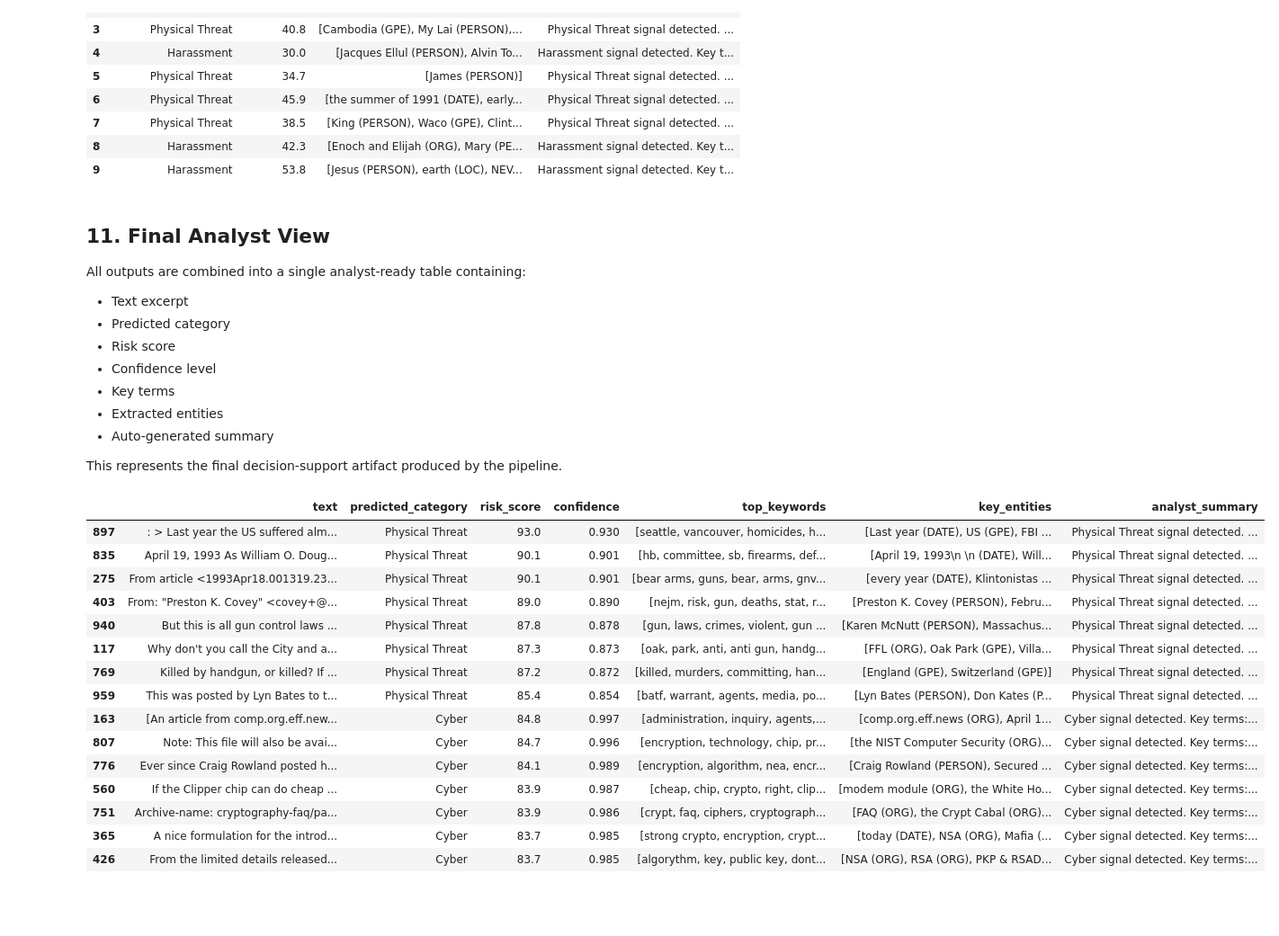
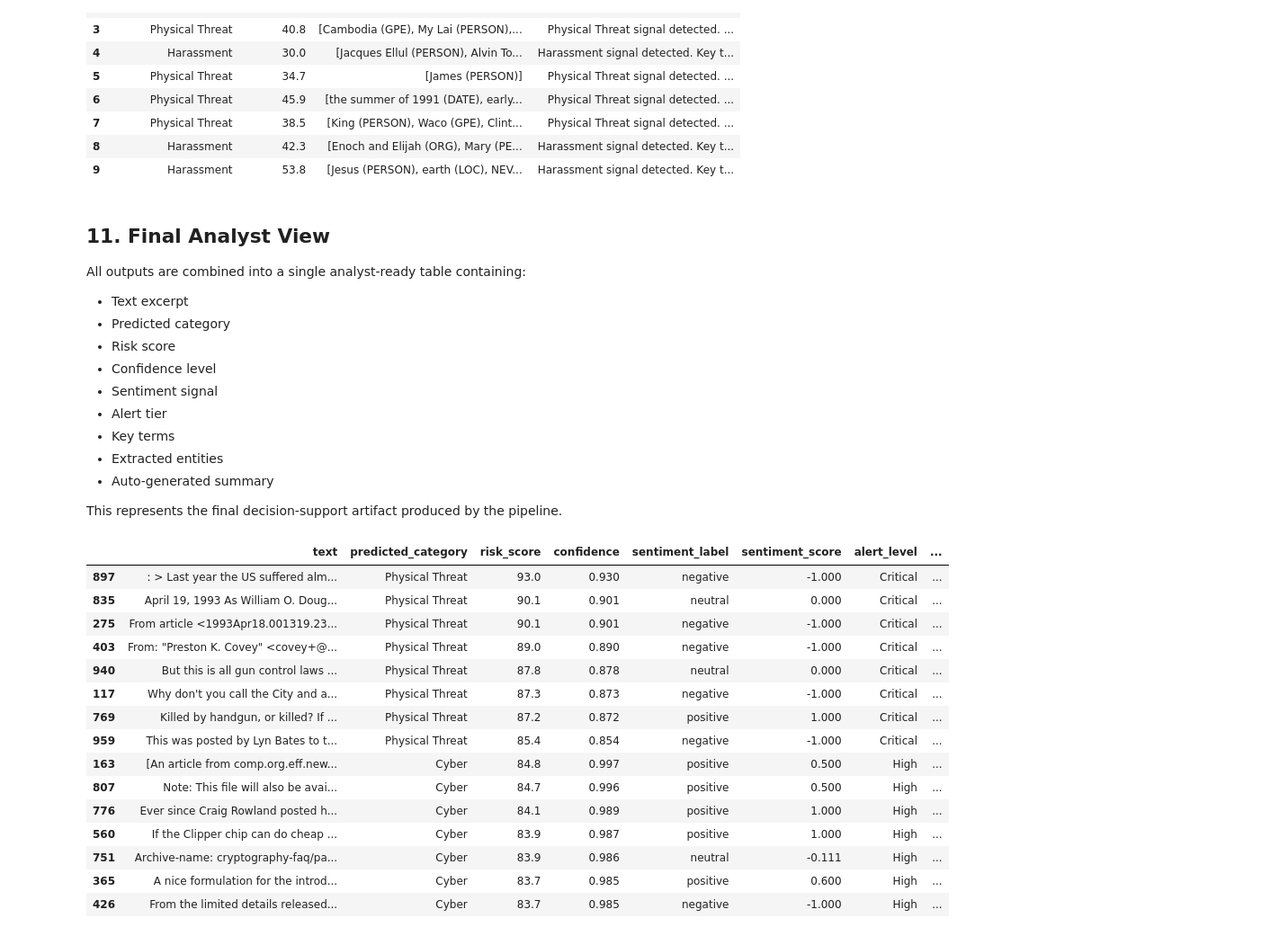
Before and after one commit to karisheen/Analyst-Assit-NLP, a Jupyter notebook: notebook.ipynb, the cells around one changed output. Shown at 90% size. Saved outputs shown, nothing was run; the diff lists cells and outputs as text; code cells hidden in the pictures; blank space fills up the shorter version.

```diff
--- a/notebook.ipynb
+++ b/notebook.ipynb
@@ -243,0 +248,41 @@ out.sort_values("risk_score", ascending=False).head(10)
+# %%
+POSITIVE_TERMS = {
+    "safe", "secure", "stable", "resolved", "improved", "success", "compliant", "approved",
+    "verified", "trusted", "mitigated", "recovered", "contained", "cooperate", "agreement"
+}
+NEGATIVE_TERMS = {
+    "attack", "breach", "fraud", "threat", "risk", "malware", "exploit", "leak",
+    "illegal", "violence", "theft", "harass", "urgent", "critical", "loss", "danger"
+}
+
+def simple_sentiment(text: str):
+    tokens = re.findall(r"[a-z]+", text.lower())
+    pos = sum(t in POSITIVE_TERMS for t in tokens)
+    neg = sum(t in NEGATIVE_TERMS for t in tokens)
+    total = pos + neg
+    score = (pos - neg) / total if total else 0.0
+    if score >= 0.2:
+        label = "positive"
+    elif score <= -0.2:
+        label = "negative"
+    else:
+        label = "neutral"
+    return round(score, 3), label
+
+def alert_level(score: float) -> str:
+    if score >= 85:
+        return "Critical"
+    if score >= 70:
+        return "High"
+    if score >= 50:
+        return "Medium"
+    if score >= 30:
+        return "Low"
+    return "Minimal"
+
+sentiment = out["clean"].apply(simple_sentiment)
+out["sentiment_score"] = sentiment.map(lambda s: s[0])
+out["sentiment_label"] = sentiment.map(lambda s: s[1])
+out["alert_level"] = out["risk_score"].apply(alert_level)
+
+out[["predicted_category", "risk_score", "confidence", "sentiment_label", "alert_level"]].head(8)
@@ -317,6 +372,8 @@ All outputs are combined into a single analyst-ready table containing:
 - Predicted category
 - Risk score
 - Confidence level
+- Sentiment signal
+- Alert tier
 - Key terms
 - Extracted entities
 - Auto-generated summary
@@ -325,32 +382,35 @@ This represents the final decision-support artifact produced by the pipeline.
 # %%
 analyst_view = out.copy()
 analyst_view["text"] = analyst_view["text"].str.replace(r"\s+", " ", regex=True).str.slice(0, 260) + "…"
 
 analyst_view = analyst_view[[
     "text",
     "predicted_category",
     "risk_score",
     "confidence",
+    "sentiment_label",
+    "sentiment_score",
+    "alert_level",
     "top_keywords",
     "key_entities",
     "analyst_summary"
 ]].sort_values("risk_score", ascending=False)
 
 analyst_view.head(15)
 # %% [output]
-|  | text | predicted_category | risk_score | confidence | top_keywords | key_entities | analyst_summary |
-| 897 | : > Last year the US suffered alm... | Physical Threat | 93.0 | 0.930 | [seattle, vancouver, homicides, h... | [Last year (DATE), US (GPE), FBI ... | Physical Threat signal detected. ... |
-| 835 | April 19, 1993 As William O. Doug... | Physical Threat | 90.1 | 0.901 | [hb, committee, sb, firearms, def... | [April 19, 1993\n \n (DATE), Will... | Physical Threat signal detected. ... |
-| 275 | From article <1993Apr18.001319.23... | Physical Threat | 90.1 | 0.901 | [bear arms, guns, bear, arms, gnv... | [every year (DATE), Klintonistas ... | Physical Threat signal detected. ... |
-| 403 | From: "Preston K. Covey" <covey+@... | Physical Threat | 89.0 | 0.890 | [nejm, risk, gun, deaths, stat, r... | [Preston K. Covey (PERSON), Febru... | Physical Threat signal detected. ... |
-| 940 | But this is all gun control laws ... | Physical Threat | 87.8 | 0.878 | [gun, laws, crimes, violent, gun ... | [Karen McNutt (PERSON), Massachus... | Physical Threat signal detected. ... |
-| 117 | Why don't you call the City and a... | Physical Threat | 87.3 | 0.873 | [oak, park, anti, anti gun, handg... | [FFL (ORG), Oak Park (GPE), Villa... | Physical Threat signal detected. ... |
-| 769 | Killed by handgun, or killed? If ... | Physical Threat | 87.2 | 0.872 | [killed, murders, committing, han... | [England (GPE), Switzerland (GPE)] | Physical Threat signal detected. ... |
-| 959 | This was posted by Lyn Bates to t... | Physical Threat | 85.4 | 0.854 | [batf, warrant, agents, media, po... | [Lyn Bates (PERSON), Don Kates (P... | Physical Threat signal detected. ... |
-| 163 | [An article from comp.org.eff.new... | Cyber | 84.8 | 0.997 | [administration, inquiry, agents,... | [comp.org.eff.news (ORG), April 1... | Cyber signal detected. Key terms:... |
-| 807 | Note: This file will also be avai... | Cyber | 84.7 | 0.996 | [encryption, technology, chip, pr... | [the NIST Computer Security (ORG)... | Cyber signal detected. Key terms:... |
-| 776 | Ever since Craig Rowland posted h... | Cyber | 84.1 | 0.989 | [encryption, algorithm, nea, encr... | [Craig Rowland (PERSON), Secured ... | Cyber signal detected. Key terms:... |
-| 560 | If the Clipper chip can do cheap ... | Cyber | 83.9 | 0.987 | [cheap, chip, crypto, right, clip... | [modem module (ORG), the White Ho... | Cyber signal detected. Key terms:... |
-| 751 | Archive-name: cryptography-faq/pa... | Cyber | 83.9 | 0.986 | [crypt, faq, ciphers, cryptograph... | [FAQ (ORG), the Crypt Cabal (ORG)... | Cyber signal detected. Key terms:... |
-| 365 | A nice formulation for the introd... | Cyber | 83.7 | 0.985 | [strong crypto, encryption, crypt... | [today (DATE), NSA (ORG), Mafia (... | Cyber signal detected. Key terms:... |
-| 426 | From the limited details released... | Cyber | 83.7 | 0.985 | [algorythm, key, public key, dont... | [NSA (ORG), RSA (ORG), PKP & RSAD... | Cyber signal detected. Key terms:... |
+|  | text | predicted_category | risk_score | confidence | sentiment_label | sentiment_score | alert_level | ... |
+| 897 | : > Last year the US suffered alm... | Physical Threat | 93.0 | 0.930 | negative | -1.000 | Critical | ... |
+| 835 | April 19, 1993 As William O. Doug... | Physical Threat | 90.1 | 0.901 | neutral | 0.000 | Critical | ... |
+| 275 | From article <1993Apr18.001319.23... | Physical Threat | 90.1 | 0.901 | negative | -1.000 | Critical | ... |
+| 403 | From: "Preston K. Covey" <covey+@... | Physical Threat | 89.0 | 0.890 | negative | -1.000 | Critical | ... |
+| 940 | But this is all gun control laws ... | Physical Threat | 87.8 | 0.878 | neutral | 0.000 | Critical | ... |
+| 117 | Why don't you call the City and a... | Physical Threat | 87.3 | 0.873 | negative | -1.000 | Critical | ... |
+| 769 | Killed by handgun, or killed? If ... | Physical Threat | 87.2 | 0.872 | positive | 1.000 | Critical | ... |
+| 959 | This was posted by Lyn Bates to t... | Physical Threat | 85.4 | 0.854 | negative | -1.000 | Critical | ... |
+| 163 | [An article from comp.org.eff.new... | Cyber | 84.8 | 0.997 | positive | 0.500 | High | ... |
+| 807 | Note: This file will also be avai... | Cyber | 84.7 | 0.996 | positive | 0.500 | High | ... |
+| 776 | Ever since Craig Rowland posted h... | Cyber | 84.1 | 0.989 | positive | 1.000 | High | ... |
+| 560 | If the Clipper chip can do cheap ... | Cyber | 83.9 | 0.987 | positive | 1.000 | High | ... |
+| 751 | Archive-name: cryptography-faq/pa... | Cyber | 83.9 | 0.986 | neutral | -0.111 | High | ... |
+| 365 | A nice formulation for the introd... | Cyber | 83.7 | 0.985 | positive | 0.600 | High | ... |
+| 426 | From the limited details released... | Cyber | 83.7 | 0.985 | negative | -1.000 | High | ... |
```
Also changed, not shown: parts of 3 cells of this notebook, 3 other files.
